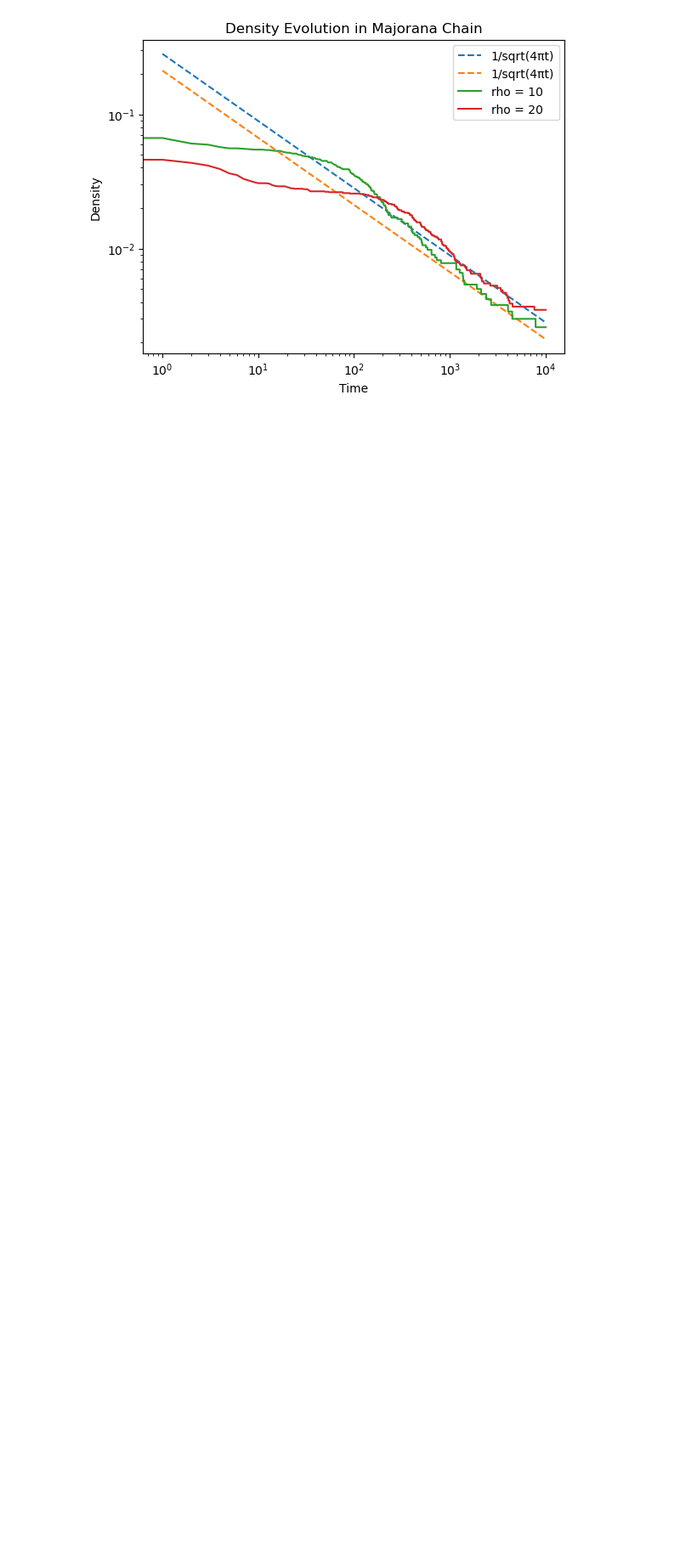
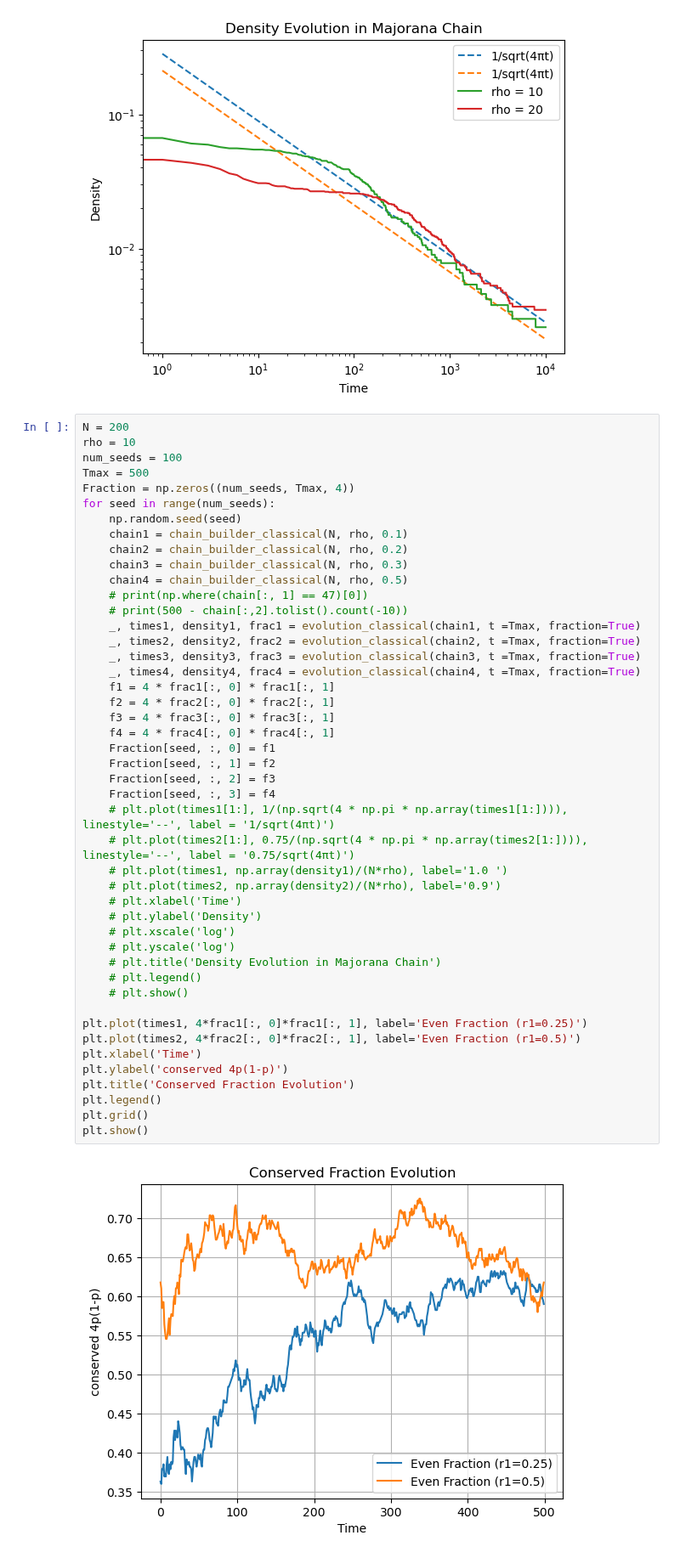
Before and after one commit to toM0dots/Majorana-Braiding, a Jupyter notebook: classical.ipynb, the cells around one changed output. Shown at 85% size. Cells and saved outputs as stored; diff of their text form; blank space fills up the shorter version.

```diff
--- a/classical.ipynb
+++ b/classical.ipynb
@@ -186,3 +209,51 @@ plt.legend()
 plt.show()
 # %% [output]
 [figure]
+# %%
+N = 200
+rho = 10
+num_seeds = 100
+Tmax = 500
+Fraction = np.zeros((num_seeds, Tmax, 4))
+for seed in range(num_seeds):
+    np.random.seed(seed)
+    chain1 = chain_builder_classical(N, rho, 0.1)
+    chain2 = chain_builder_classical(N, rho, 0.2)
+    chain3 = chain_builder_classical(N, rho, 0.3)
+    chain4 = chain_builder_classical(N, rho, 0.5)
+    # print(np.where(chain[:, 1] == 47)[0])
+    # print(500 - chain[:,2].tolist().count(-10))
+    _, times1, density1, frac1 = evolution_classical(chain1, t =Tmax, fraction=True)
+    _, times2, density2, frac2 = evolution_classical(chain2, t =Tmax, fraction=True)
+    _, times3, density3, frac3 = evolution_classical(chain3, t =Tmax, fraction=True)
+    _, times4, density4, frac4 = evolution_classical(chain4, t =Tmax, fraction=True)
+    f1 = 4 * frac1[:, 0] * frac1[:, 1]
+    f2 = 4 * frac2[:, 0] * frac2[:, 1]
+    f3 = 4 * frac3[:, 0] * frac3[:, 1]
+    f4 = 4 * frac4[:, 0] * frac4[:, 1]
+    Fraction[seed, :, 0] = f1
+    Fraction[seed, :, 1] = f2
+    Fraction[seed, :, 2] = f3
+    Fraction[seed, :, 3] = f4
+    # plt.plot(times1[1:], 1/(np.sqrt(4 * np.pi * np.array(times1[1:]))), linestyle='--', label = '1/sqrt(4πt)')
+    # plt.plot(times2[1:], 0.75/(np.sqrt(4 * np.pi * np.array(times2[1:]))), linestyle='--', label = '0.75/sqrt(4πt)')
+    # plt.plot(times1, np.array(density1)/(N*rho), label='1.0 ')
+    # plt.plot(times2, np.array(density2)/(N*rho), label='0.9')
+    # plt.xlabel('Time')
+    # plt.ylabel('Density')
+    # plt.xscale('log')
+    # plt.yscale('log')
+    # plt.title('Density Evolution in Majorana Chain')
+    # plt.legend()
+    # plt.show()
+
+plt.plot(times1, 4*frac1[:, 0]*frac1[:, 1], label='Even Fraction (r1=0.25)')
+plt.plot(times2, 4*frac2[:, 0]*frac2[:, 1], label='Even Fraction (r1=0.5)')
+plt.xlabel('Time')
+plt.ylabel('conserved 4p(1-p)')
+plt.title('Conserved Fraction Evolution')
+plt.legend()
+plt.grid()
+plt.show()
+# %% [output]
+[figure, added]
```
Also changed, not shown: parts of 3 cells of this notebook.
